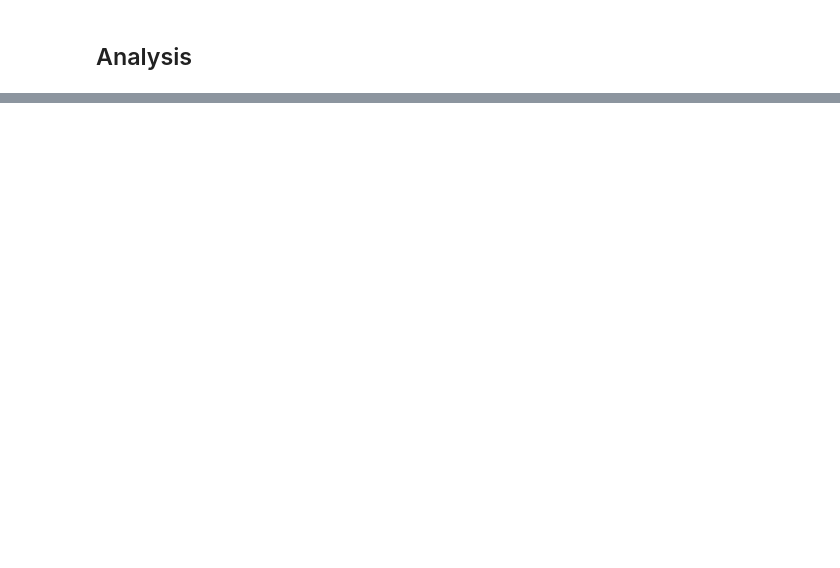
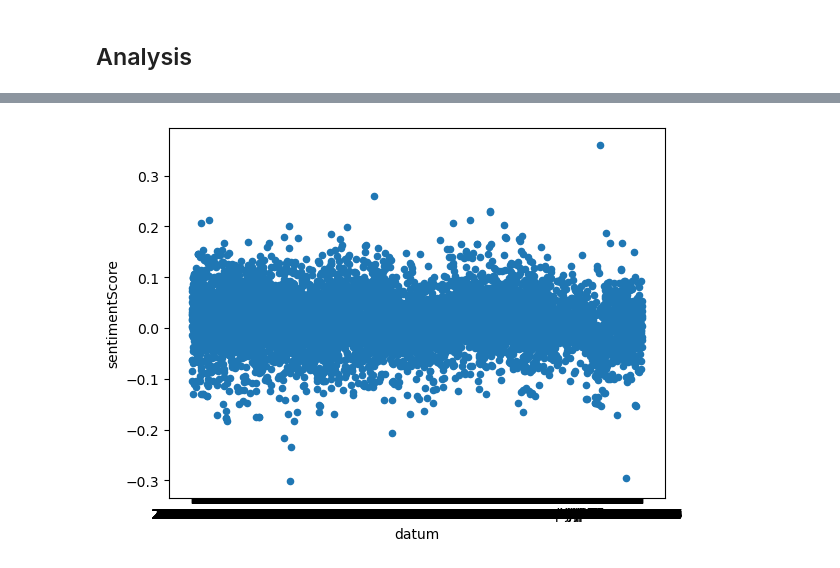
Before and after one commit to Data-Science-for-Linguists-2024/German-Political-Speeches-Sentiment-Analysis, a Jupyter notebook: GPS_Sentiment_Analysis.ipynb, the cells around one changed output, grey strips where cells are left out. Saved outputs shown, nothing was run; the diff lists cells and outputs as text; code cells hidden in the pictures; blank space fills up the shorter version.

```diff
--- a/GPS_Sentiment_Analysis.ipynb
+++ b/GPS_Sentiment_Analysis.ipynb
@@ -563,0 +620,3 @@ from spacy_sentiws import spaCySentiWS
+# %%
+nlp = spacy.load("de_core_news_sm")
+nlp.add_pipe('sentiws', config={'sentiws_path': 'SentiWS_v2.0'})
@@ -563,0 +625,22 @@ from spacy_sentiws import spaCySentiWS
+# %%
+#HEADS UP: this chunk takes a while
+stop = STOP_WORDS
+textsList = speeches.rohtext.tolist()
+
+#pairing sentiment scores with text
+scores = {}
+for text, doc in zip(textsList, nlp.pipe(textsList)):
+    x = [token._.sentiws for token in doc if not token.is_stop if token._.sentiws]
+    scores[text] = x
+
+#getting the average of each speech's sentiment score
+#had to do this with try/except because some(6) speeches had not a single word with a sentiment score
+for k, v in scores.items():
+    try:
+        scores[k] = statistics.mean(v)
+    except:
+        scores[k] = 0.0
+        pass
+# %%
+scores_df = pd.DataFrame(scores.items())
+scores_df.head()
@@ -563,0 +654,4 @@ from spacy_sentiws import spaCySentiWS
+# %%
+scores_df.columns = ["rohtext", "sentimentScore"]
+#adding the scores back to the main df
+speeches = speeches.merge(scores_df, on="rohtext", suffixes=("_1", "_2"))
@@ -563,0 +667,6 @@ from spacy_sentiws import spaCySentiWS
+# %%
+#getting a quick surface view of the score/time variation
+speeches.plot(kind='scatter', x='datum', y='sentimentScore')
+plt.show()
+# %% [output]
+[figure, added]
```
Also changed, not shown: parts of 39 cells of this notebook, 1 other file.
